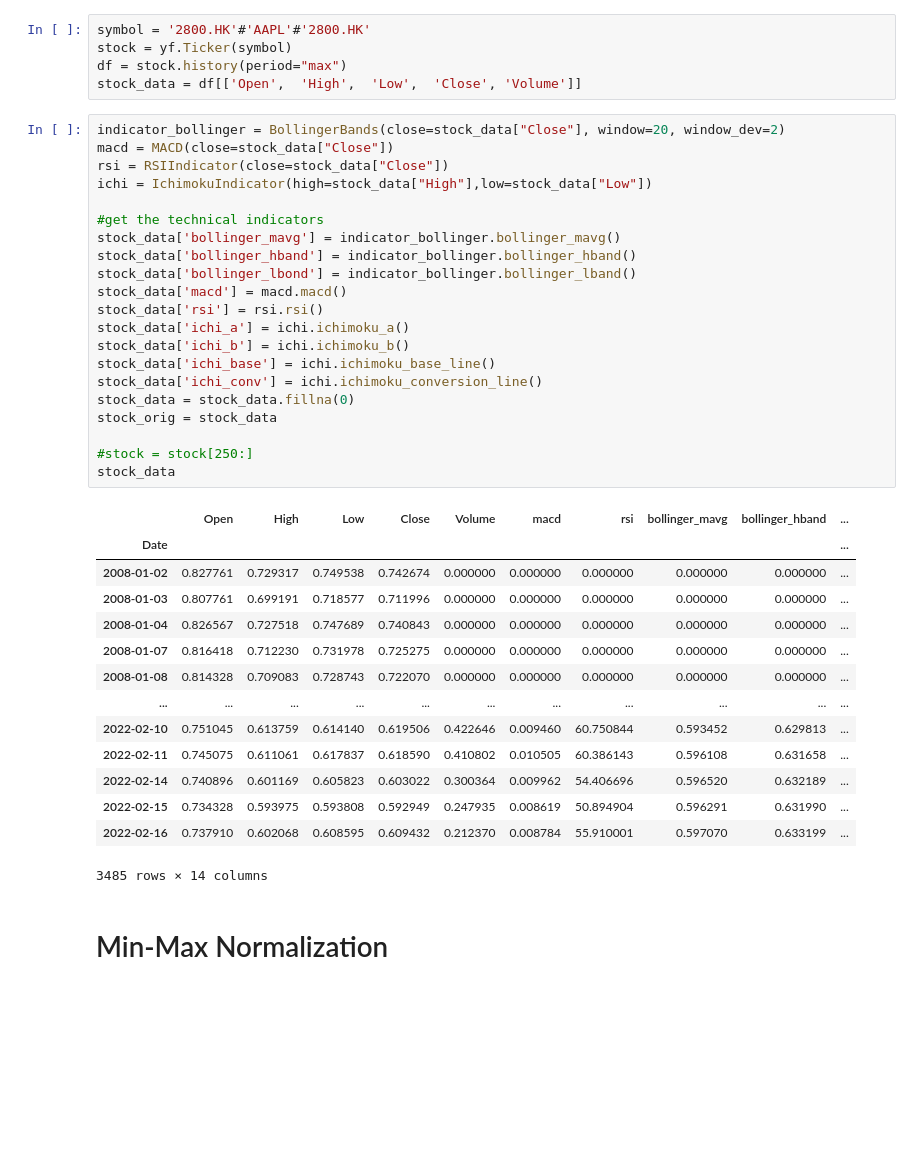
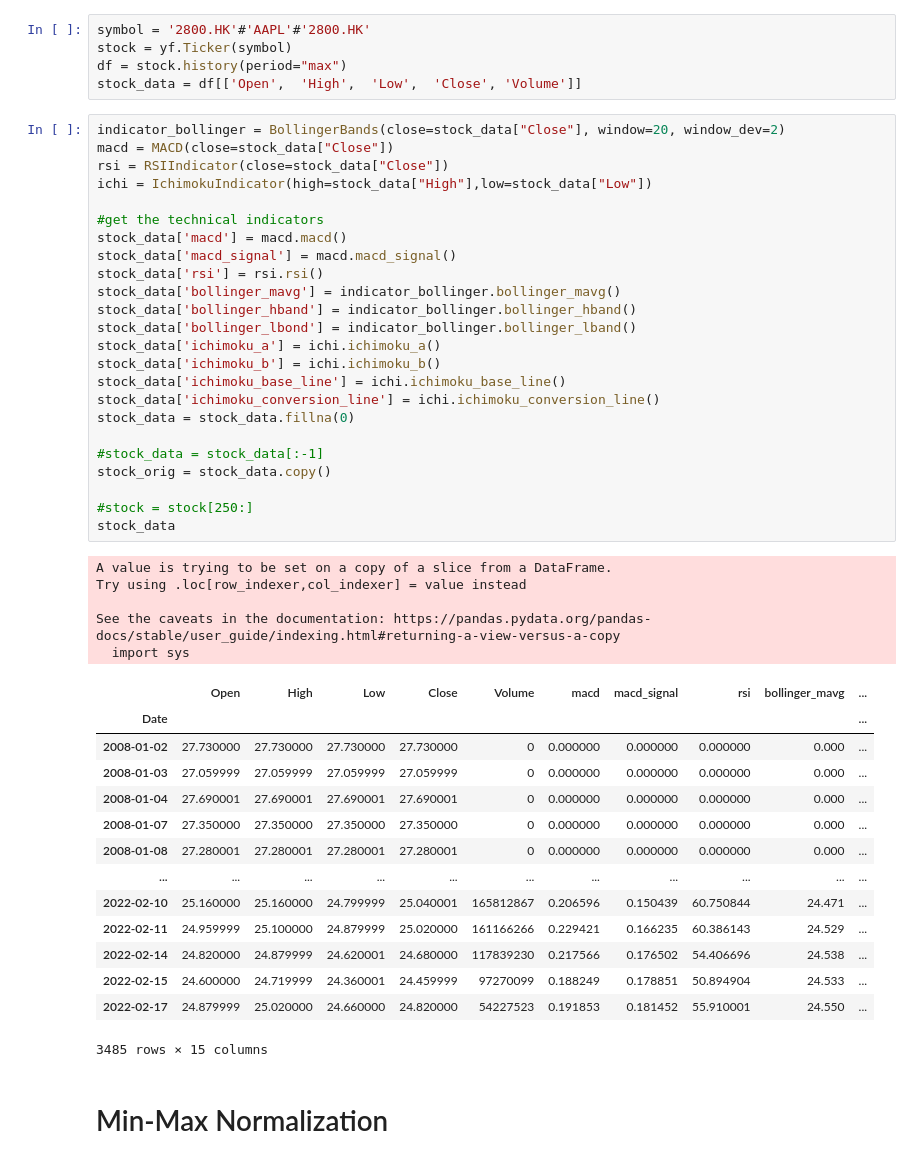
Before and after one commit to joechan22/financial-computing-proj, a Jupyter notebook: model.ipynb, the cells around one changed output. Drawn from its saved outputs; the diff is of its cells as text; blank space fills up the shorter version.

```diff
--- a/model.ipynb
+++ b/model.ipynb
@@ -48,39 +48,47 @@ stock_data = df[['Open',  'High',  'Low',  'Close', 'Volume']]
 # %%
 indicator_bollinger = BollingerBands(close=stock_data["Close"], window=20, window_dev=2)
 macd = MACD(close=stock_data["Close"])
 rsi = RSIIndicator(close=stock_data["Close"])
 ichi = IchimokuIndicator(high=stock_data["High"],low=stock_data["Low"])
 
 #get the technical indicators
+stock_data['macd'] = macd.macd()
+stock_data['macd_signal'] = macd.macd_signal()
+stock_data['rsi'] = rsi.rsi()
 stock_data['bollinger_mavg'] = indicator_bollinger.bollinger_mavg()
 stock_data['bollinger_hband'] = indicator_bollinger.bollinger_hband()
 stock_data['bollinger_lbond'] = indicator_bollinger.bollinger_lband()
-stock_data['macd'] = macd.macd()
-stock_data['rsi'] = rsi.rsi()
-stock_data['ichi_a'] = ichi.ichimoku_a()
-stock_data['ichi_b'] = ichi.ichimoku_b()
-stock_data['ichi_base'] = ichi.ichimoku_base_line()
-stock_data['ichi_conv'] = ichi.ichimoku_conversion_line()
+stock_data['ichimoku_a'] = ichi.ichimoku_a()
+stock_data['ichimoku_b'] = ichi.ichimoku_b()
+stock_data['ichimoku_base_line'] = ichi.ichimoku_base_line()
+stock_data['ichimoku_conversion_line'] = ichi.ichimoku_conversion_line()
 stock_data = stock_data.fillna(0)
-stock_orig = stock_data
+
+#stock_data = stock_data[:-1]
+stock_orig = stock_data.copy()
 
 #stock = stock[250:]
 stock_data
 # %% [output]
+A value is trying to be set on a copy of a slice from a DataFrame.
+Try using .loc[row_indexer,col_indexer] = value instead
+
+See the caveats in the documentation: https://pandas.pydata.org/pandas-docs/stable/user_guide/indexing.html#returning-a-view-versus-a-copy
+  import sys
-|  | Open | High | Low | Close | Volume | macd | rsi | bollinger_mavg | bollinger_hband | ... |
+|  | Open | High | Low | Close | Volume | macd | macd_signal | rsi | bollinger_mavg | ... |
 | Date |  |  |  |  |  |  |  |  |  | ... |
-| 2008-01-02 | 0.827761 | 0.729317 | 0.749538 | 0.742674 | 0.000000 | 0.000000 | 0.000000 | 0.000000 | 0.000000 | ... |
-| 2008-01-03 | 0.807761 | 0.699191 | 0.718577 | 0.711996 | 0.000000 | 0.000000 | 0.000000 | 0.000000 | 0.000000 | ... |
-| 2008-01-04 | 0.826567 | 0.727518 | 0.747689 | 0.740843 | 0.000000 | 0.000000 | 0.000000 | 0.000000 | 0.000000 | ... |
-| 2008-01-07 | 0.816418 | 0.712230 | 0.731978 | 0.725275 | 0.000000 | 0.000000 | 0.000000 | 0.000000 | 0.000000 | ... |
-| 2008-01-08 | 0.814328 | 0.709083 | 0.728743 | 0.722070 | 0.000000 | 0.000000 | 0.000000 | 0.000000 | 0.000000 | ... |
+| 2008-01-02 | 27.730000 | 27.730000 | 27.730000 | 27.730000 | 0 | 0.000000 | 0.000000 | 0.000000 | 0.000 | ... |
+| 2008-01-03 | 27.059999 | 27.059999 | 27.059999 | 27.059999 | 0 | 0.000000 | 0.000000 | 0.000000 | 0.000 | ... |
+| 2008-01-04 | 27.690001 | 27.690001 | 27.690001 | 27.690001 | 0 | 0.000000 | 0.000000 | 0.000000 | 0.000 | ... |
+| 2008-01-07 | 27.350000 | 27.350000 | 27.350000 | 27.350000 | 0 | 0.000000 | 0.000000 | 0.000000 | 0.000 | ... |
+| 2008-01-08 | 27.280001 | 27.280001 | 27.280001 | 27.280001 | 0 | 0.000000 | 0.000000 | 0.000000 | 0.000 | ... |
 | ... | ... | ... | ... | ... | ... | ... | ... | ... | ... | ... |
-| 2022-02-10 | 0.751045 | 0.613759 | 0.614140 | 0.619506 | 0.422646 | 0.009460 | 60.750844 | 0.593452 | 0.629813 | ... |
-| 2022-02-11 | 0.745075 | 0.611061 | 0.617837 | 0.618590 | 0.410802 | 0.010505 | 60.386143 | 0.596108 | 0.631658 | ... |
-| 2022-02-14 | 0.740896 | 0.601169 | 0.605823 | 0.603022 | 0.300364 | 0.009962 | 54.406696 | 0.596520 | 0.632189 | ... |
-| 2022-02-15 | 0.734328 | 0.593975 | 0.593808 | 0.592949 | 0.247935 | 0.008619 | 50.894904 | 0.596291 | 0.631990 | ... |
-| 2022-02-16 | 0.737910 | 0.602068 | 0.608595 | 0.609432 | 0.212370 | 0.008784 | 55.910001 | 0.597070 | 0.633199 | ... |
+| 2022-02-10 | 25.160000 | 25.160000 | 24.799999 | 25.040001 | 165812867 | 0.206596 | 0.150439 | 60.750844 | 24.471 | ... |
+| 2022-02-11 | 24.959999 | 25.100000 | 24.879999 | 25.020000 | 161166266 | 0.229421 | 0.166235 | 60.386143 | 24.529 | ... |
+| 2022-02-14 | 24.820000 | 24.879999 | 24.620001 | 24.680000 | 117839230 | 0.217566 | 0.176502 | 54.406696 | 24.538 | ... |
+| 2022-02-15 | 24.600000 | 24.719999 | 24.360001 | 24.459999 | 97270099 | 0.188249 | 0.178851 | 50.894904 | 24.533 | ... |
+| 2022-02-17 | 24.879999 | 25.020000 | 24.660000 | 24.820000 | 54227523 | 0.191853 | 0.181452 | 55.910001 | 24.550 | ... |
-3485 rows × 14 columns
+3485 rows × 15 columns
 # %% [markdown]
 # Min-Max Normalization
 # %%
```
Also changed, not shown: parts of 9 cells of this notebook, 5 other files.
